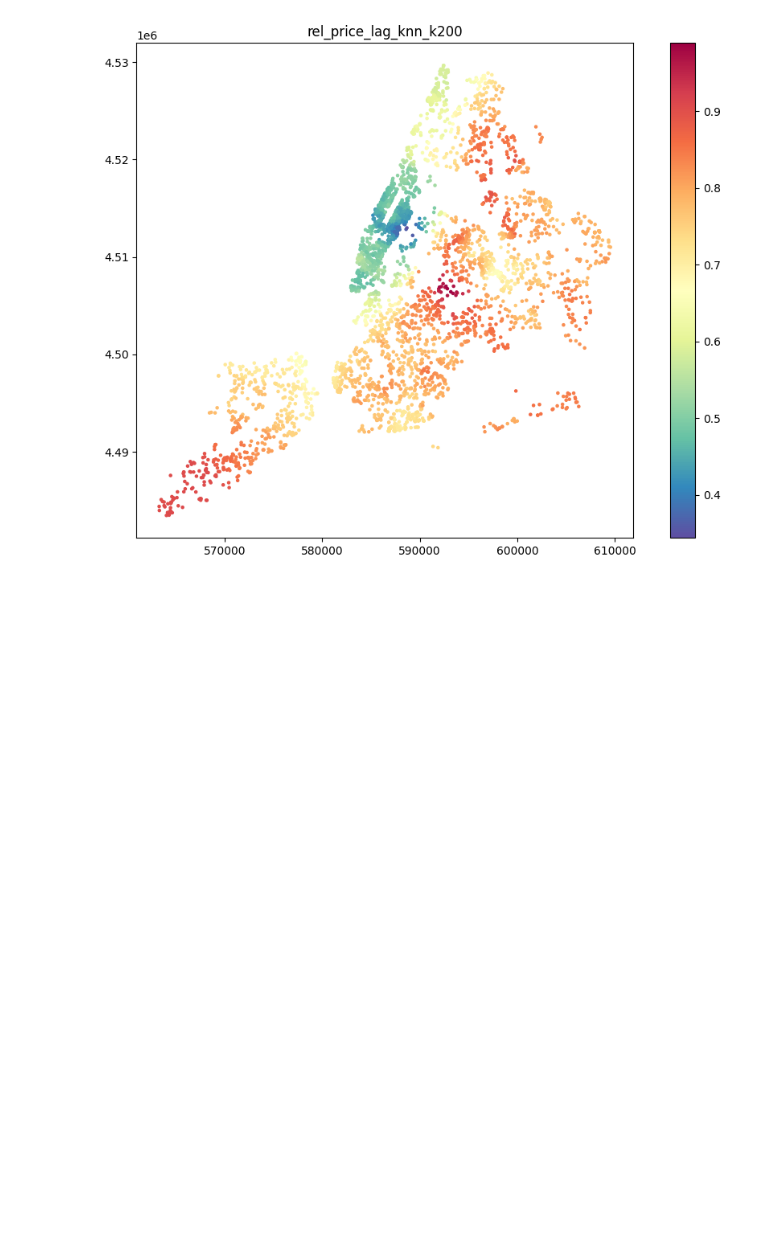
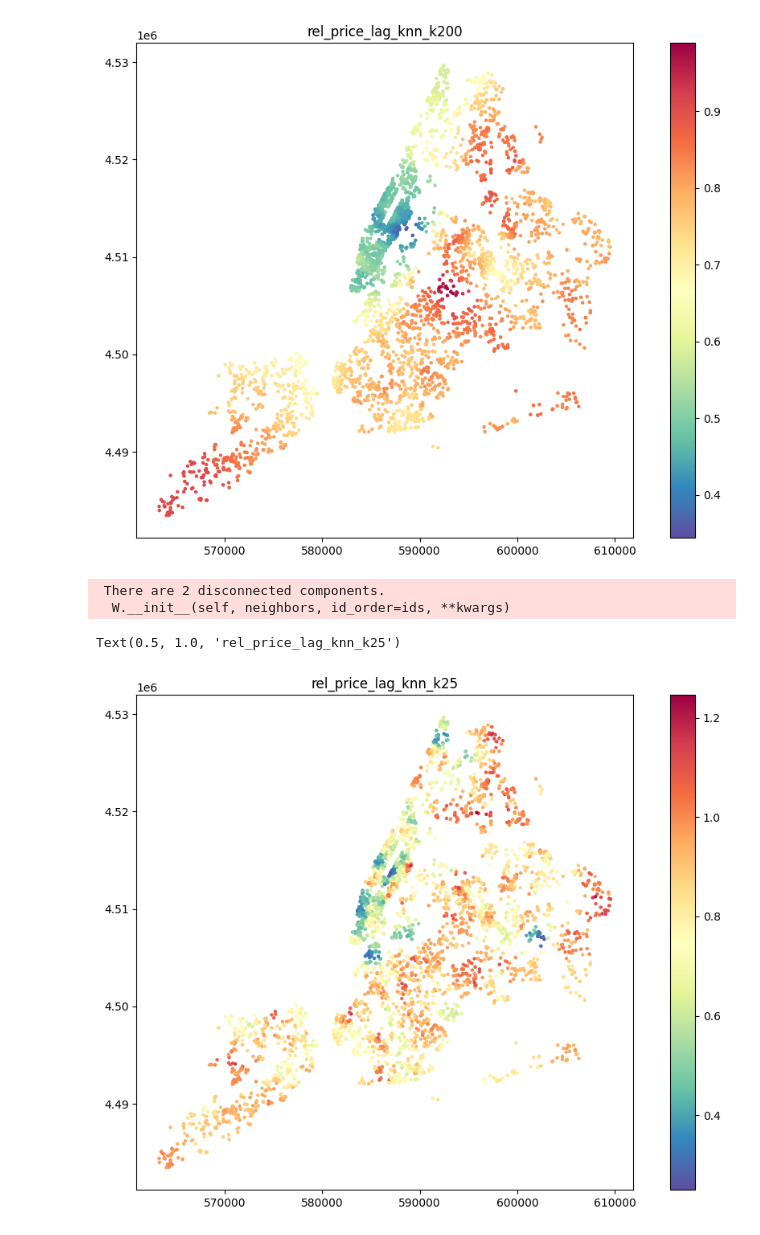
Before and after one commit to codekot/nyc-housing-project, a Jupyter notebook: notebooks/experiments/exp_03_spatial_lag.ipynb, the cells around one changed output. Cells and saved outputs as stored; diff of their text form; code cells hidden in the pictures; blank space fills up the shorter version.

Commit message:
Playing with spatial lag

```diff
--- a/notebooks/experiments/exp_03_spatial_lag.ipynb
+++ b/notebooks/experiments/exp_03_spatial_lag.ipynb
@@ -207,3 +234,21 @@ plt.title("rel_price_lag_knn_k200")
 # %% [output]
 Text(0.5, 1.0, 'rel_price_lag_knn_k200')
 [figure]
+# %%
+w = KNN.from_dataframe(rel_90, k=25)
+w.transform = 'R'
+# %% [output]
+ There are 2 disconnected components.
+  W.__init__(self, neighbors, id_order=ids, **kwargs)
+# %%
+rel_90['rel_price_lag_knn_k25'] = lag_spatial(w, rel_90['relative_price_k25'])
+# %%
+rel_90.plot(column="rel_price_lag_knn_k25",
+         figsize=(12, 8),
+         legend=True,
+         cmap="Spectral_r",
+         markersize=5)
+plt.title("rel_price_lag_knn_k25")
+# %% [output]
+Text(0.5, 1.0, 'rel_price_lag_knn_k25')
+[figure, added]
```
Also changed, not shown: parts of 10 cells of this notebook, 2 other files.
